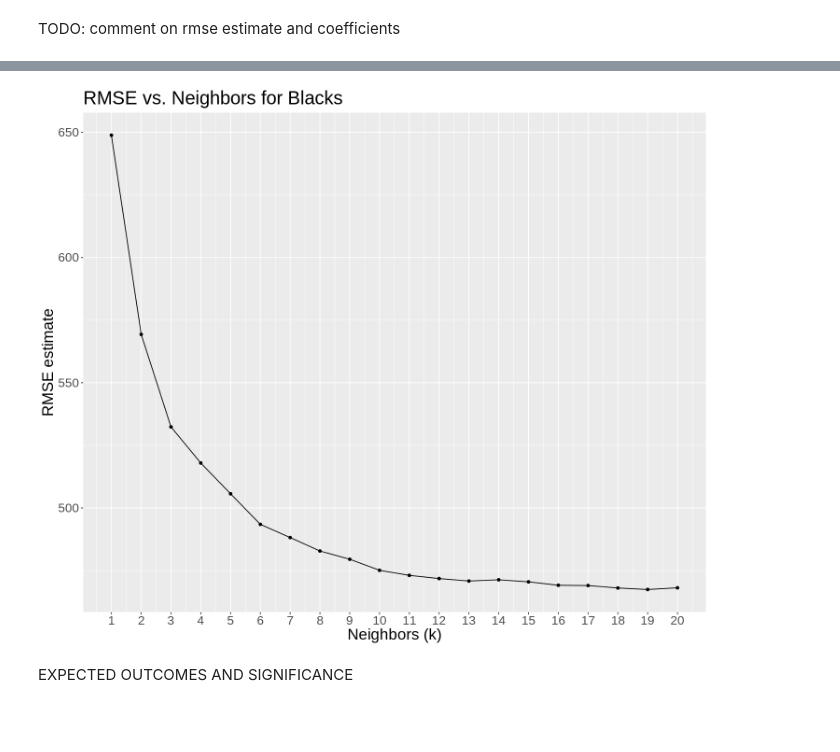
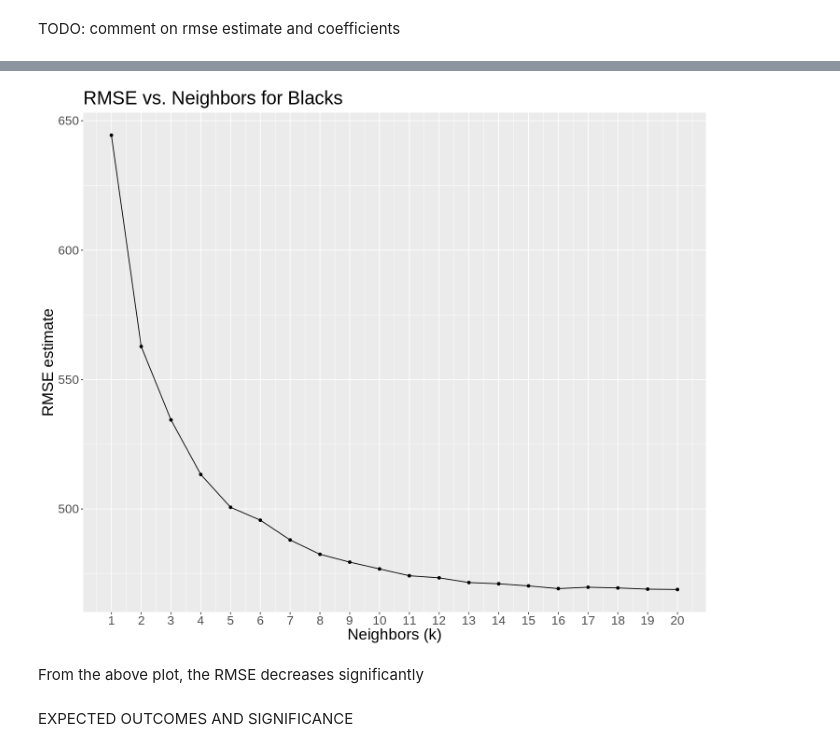
Before and after one commit to JeffreyJPZ/DSCI-100-Group_55-Project, a Jupyter notebook: Group_55-Project.ipynb, the cells around one changed output, grey strips where cells are left out. Drawn from its saved outputs; the diff is of its cells as text; code cells hidden in the pictures; blank space fills up the shorter version.

```diff
--- a/Group_55-Project.ipynb
+++ b/Group_55-Project.ipynb
@@ -565,16 +498,17 @@ A tibble: 20 × 2
 # %%
 black_k_plot <- black_knn_metrics |>
                 ggplot(aes(x = neighbors, y = mean)) +
                 geom_point() +
                 geom_line() +
                 labs(x = "Neighbors (k)", y = "RMSE estimate", title = "RMSE vs. Neighbors for Blacks") +
                 scale_x_continuous(breaks = seq(0, 20, by = 1)) +
-                scale_y_continuous(breaks =
                 theme(text = element_text(size = 20))
 
 black_k_plot
 # %% [output]
-[figure, old version]
+[figure, new version]
+# %% [markdown]
+From the above plot, the RMSE decreases significantly
 # %% [markdown]
 EXPECTED OUTCOMES AND SIGNIFICANCE
 # %% [markdown]
```
Also changed, not shown: parts of 4 cells of this notebook.
